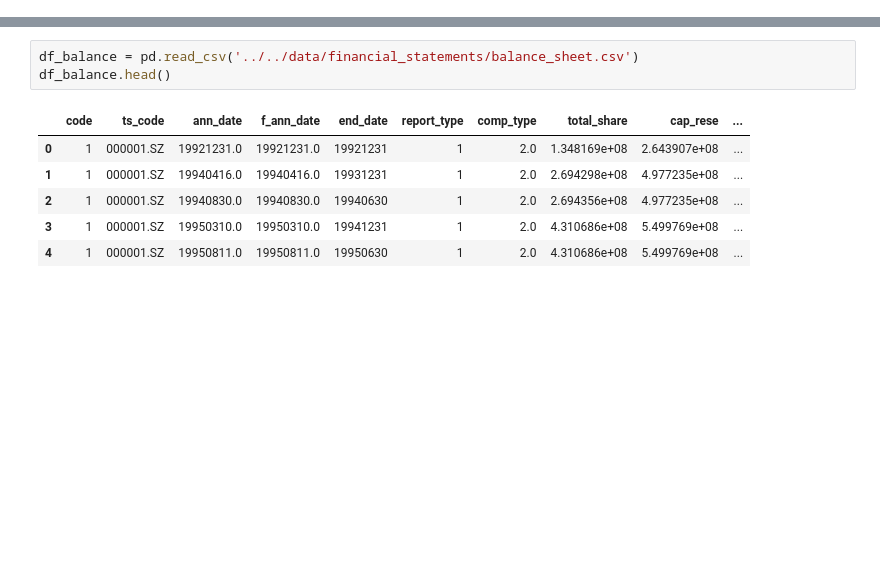
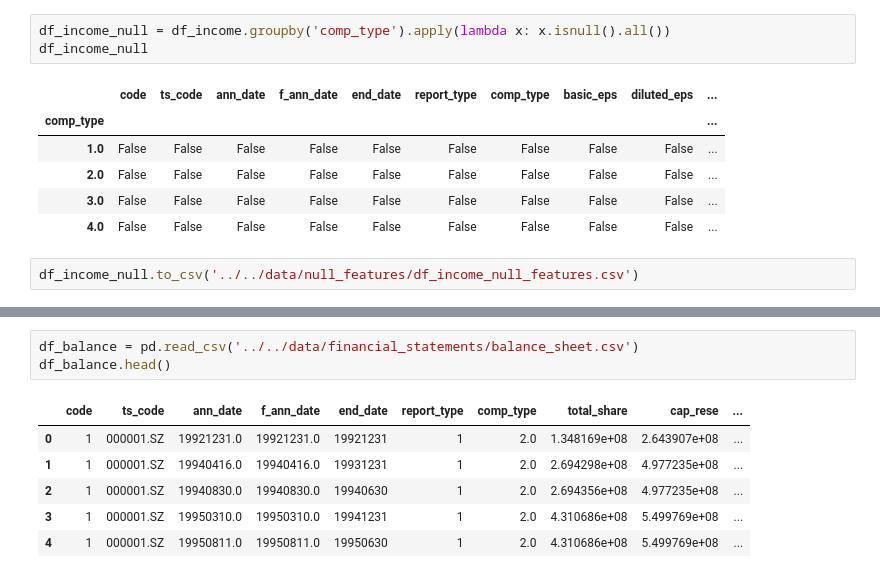
Before and after one commit to LeanderLXZ/intelligent-analysis-of-financial-statements, a Jupyter notebook: src/preprocess/data_explore.ipynb, the cells around one changed output, grey strips where cells are left out. Saved outputs shown, nothing was run; the diff lists cells and outputs as text; blank space fills up the shorter version.

Commit message:
Add data explore

```diff
--- a/src/preprocess/data_explore.ipynb
+++ b/src/preprocess/data_explore.ipynb
@@ -28,0 +74,12 @@ df_income .head()
+# %%
+df_income_null = df_income.groupby('comp_type').apply(lambda x: x.isnull().all())
+df_income_null
+# %% [output]
+|  | code | ts_code | ann_date | f_ann_date | end_date | report_type | comp_type | basic_eps | diluted_eps | ... |
+| comp_type |  |  |  |  |  |  |  |  |  | ... |
+| 1.0 | False | False | False | False | False | False | False | False | False | ... |
+| 2.0 | False | False | False | False | False | False | False | False | False | ... |
+| 3.0 | False | False | False | False | False | False | False | False | False | ... |
+| 4.0 | False | False | False | False | False | False | False | False | False | ... |
+# %%
+df_income_null.to_csv('../../data/null_features/df_income_null_features.csv')
```
Also changed, not shown: parts of 35 cells of this notebook, 9 other files.
